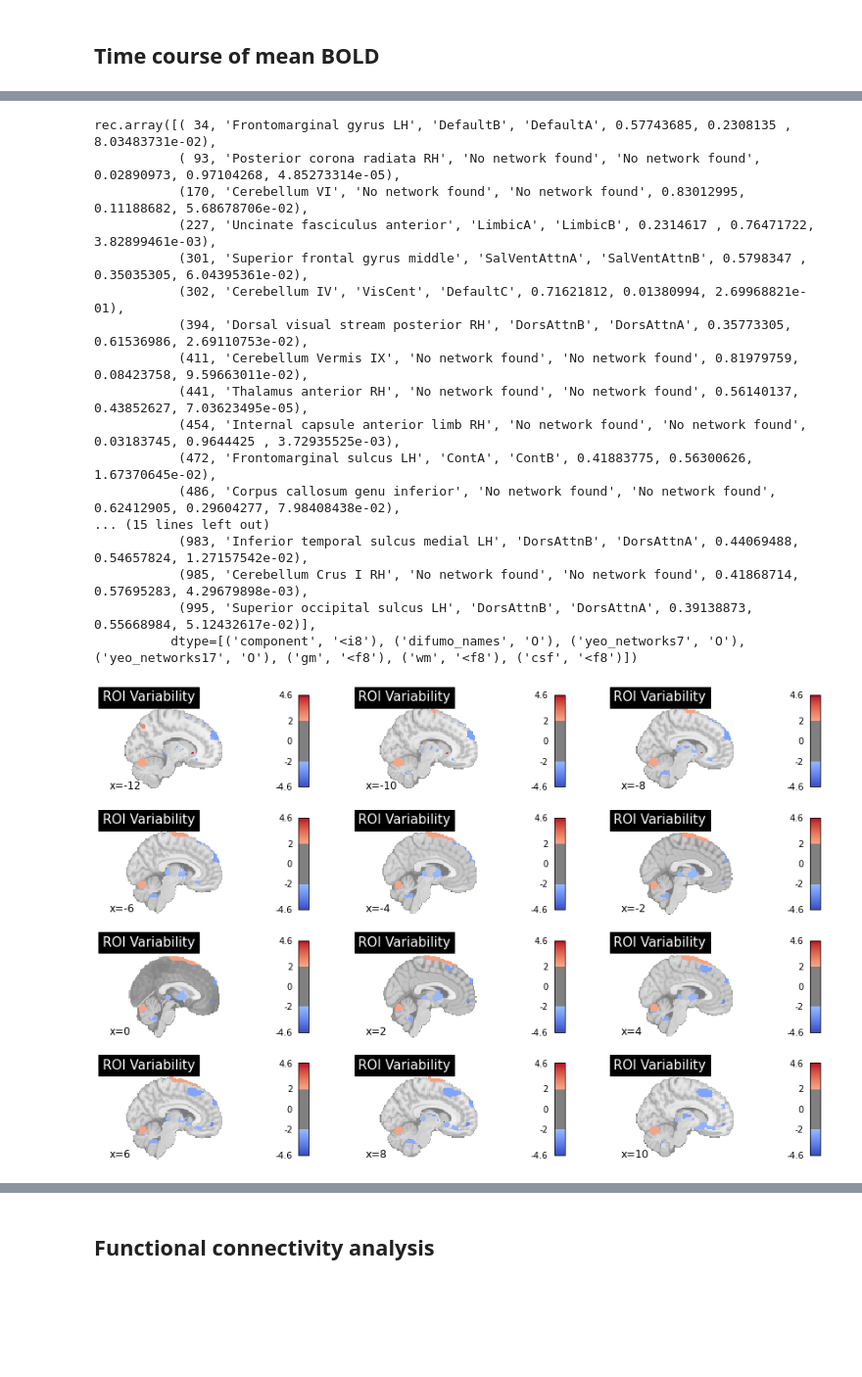
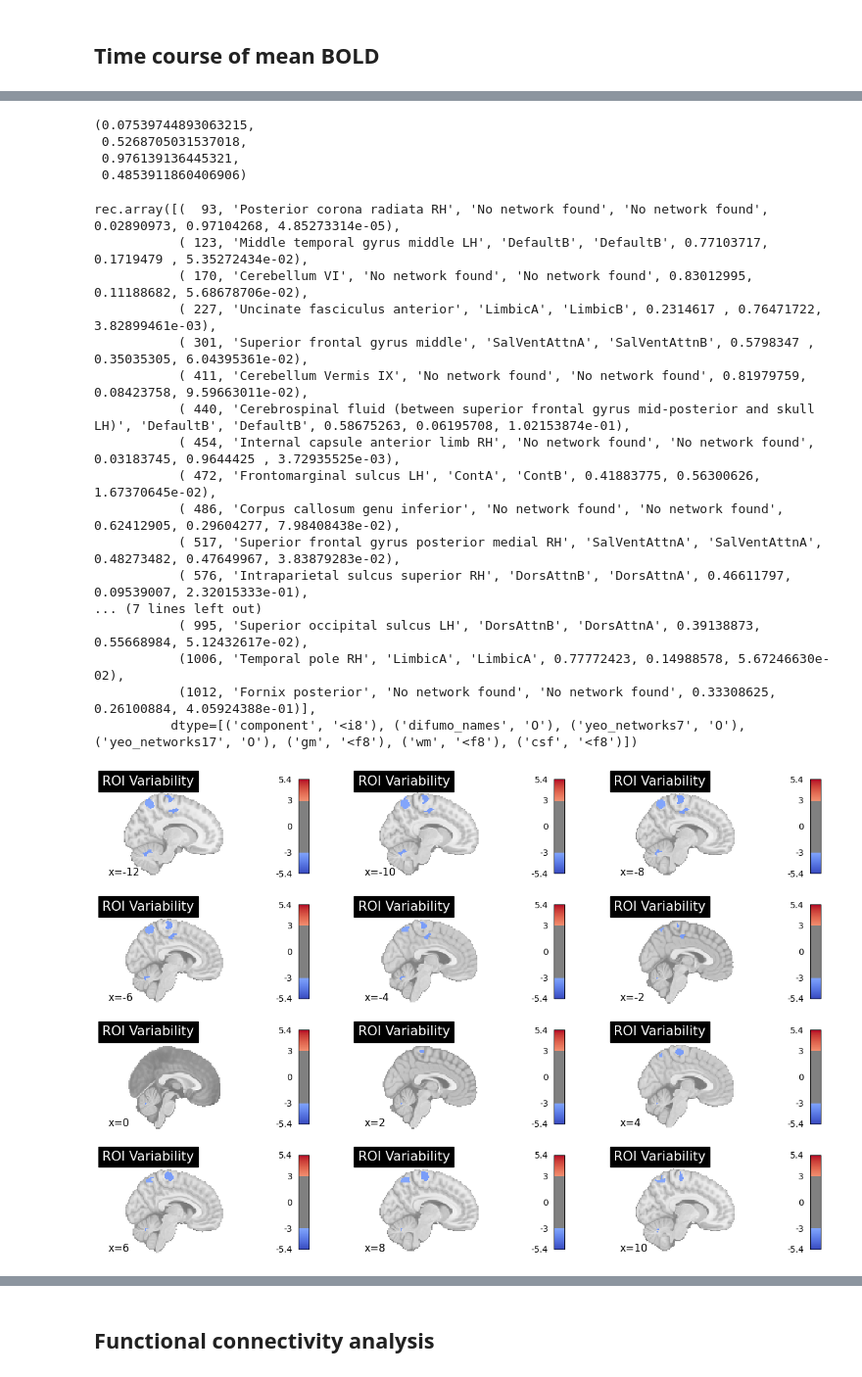
Before and after one commit to dmochow/fus, a Jupyter notebook: code/analyze_resampled_preprocessed_bold.ipynb, the cells around one changed output, grey strips where cells are left out. Shown at 98% size. Saved outputs shown, nothing was run; the diff lists cells and outputs as text; code cells hidden in the pictures; blank space fills up the shorter version.

```diff
--- a/code/analyze_resampled_preprocessed_bold.ipynb
+++ b/code/analyze_resampled_preprocessed_bold.ipynb
@@ -46,8 +46,8 @@ def load_and_prepare_data(bold_files, confounds_files, difumo_atlas):
     masker = input_data.NiftiMapsMasker(
         maps_img=difumo_atlas,
         standardize=True,
-        detrend=True,
-        low_pass=0.15,
+        detrend=False,
+        low_pass=0.1,
         high_pass=0.01,
         t_r=1.0,
         memory='nilearn_cache',  # Cache computations
@@ -67,7 +67,8 @@ def load_and_prepare_data(bold_files, confounds_files, difumo_atlas):
         # Select specific confound regressors
         selected_confounds = pd.concat([
             # Motion parameters and their derivatives/quadratic terms
-            confounds.filter(regex='^(trans|rot)_(x|y|z)($|_derivative1$|_power2$)'),
+            #confounds.filter(regex='^(trans|rot)_(x|y|z)($|_derivative1$|_power2$)'),
+            confounds.filter(regex='^(trans|rot)_(x|y|z)($|_derivative1$)'),
 
             # CompCor components
             #confounds.filter(regex='^[at]_comp_cor_\d+'),
@@ -301,3 +313,15 @@ The number of significant ROIs for sigma active vs sham post is 30
+# %%
+# correct for multiple comparisons
+pvals_fdr_mu = multipletests(pvals_mu, alpha=0.05, method='fdr_bh')[1]
+pvals_fdr_mu_post = multipletests(pvals_mu_post, alpha=0.05, method='fdr_bh')[1]
+pvals_fdr_sigma = multipletests(pvals_sigma, alpha=0.05, method='fdr_bh')[1]
+pvals_fdr_sigma_post = multipletests(pvals_sigma_post, alpha=0.05, method='fdr_bh')[1]
+np.min(pvals_fdr_mu), np.min(pvals_fdr_mu_post), np.min(pvals_fdr_sigma), np.min(pvals_fdr_sigma_post)
+# %% [output]
+(0.07539744893063215,
+ 0.5268705031537018,
+ 0.976139136445321,
+ 0.4853911860406906)
 # %%
 # load DiFuMo atlas
 difumo = datasets.fetch_atlas_difumo(dimension=1024)
@@ -305,22 +329,22 @@ labels = difumo.labels  # List of 1024 anatomical labels
 atlas_img = nib.load(difumo.maps)
 labels[rois_sig_sigma_post]
 # %% [output]
-rec.array([( 34, 'Frontomarginal gyrus LH', 'DefaultB', 'DefaultA', 0.57743685, 0.2308135 , 8.03483731e-02),
-           ( 93, 'Posterior corona radiata RH', 'No network found', 'No network found', 0.02890973, 0.97104268, 4.85273314e-05),
-           (170, 'Cerebellum VI', 'No network found', 'No network found', 0.83012995, 0.11188682, 5.68678706e-02),
-           (227, 'Uncinate fasciculus anterior', 'LimbicA', 'LimbicB', 0.2314617 , 0.76471722, 3.82899461e-03),
-           (301, 'Superior frontal gyrus middle', 'SalVentAttnA', 'SalVentAttnB', 0.5798347 , 0.35035305, 6.04395361e-02),
-           (302, 'Cerebellum IV', 'VisCent', 'DefaultC', 0.71621812, 0.01380994, 2.69968821e-01),
-           (394, 'Dorsal visual stream posterior RH', 'DorsAttnB', 'DorsAttnA', 0.35773305, 0.61536986, 2.69110753e-02),
-           (411, 'Cerebellum Vermis IX', 'No network found', 'No network found', 0.81979759, 0.08423758, 9.59663011e-02),
-           (441, 'Thalamus anterior RH', 'No network found', 'No network found', 0.56140137, 0.43852627, 7.03623495e-05),
-           (454, 'Internal capsule anterior limb RH', 'No network found', 'No network found', 0.03183745, 0.9644425 , 3.72935525e-03),
-           (472, 'Frontomarginal sulcus LH', 'ContA', 'ContB', 0.41883775, 0.56300626, 1.67370645e-02),
-           (486, 'Corpus callosum genu inferior', 'No network found', 'No network found', 0.62412905, 0.29604277, 7.98408438e-02),
-... (15 lines left out)
-           (983, 'Inferior temporal sulcus medial LH', 'DorsAttnB', 'DorsAttnA', 0.44069488, 0.54657824, 1.27157542e-02),
-           (985, 'Cerebellum Crus I RH', 'No network found', 'No network found', 0.41868714, 0.57695283, 4.29679898e-03),
-           (995, 'Superior occipital sulcus LH', 'DorsAttnB', 'DorsAttnA', 0.39138873, 0.55668984, 5.12432617e-02)],
+rec.array([(  93, 'Posterior corona radiata RH', 'No network found', 'No network found', 0.02890973, 0.97104268, 4.85273314e-05),
+           ( 123, 'Middle temporal gyrus middle LH', 'DefaultB', 'DefaultB', 0.77103717, 0.1719479 , 5.35272434e-02),
+           ( 170, 'Cerebellum VI', 'No network found', 'No network found', 0.83012995, 0.11188682, 5.68678706e-02),
+           ( 227, 'Uncinate fasciculus anterior', 'LimbicA', 'LimbicB', 0.2314617 , 0.76471722, 3.82899461e-03),
+           ( 301, 'Superior frontal gyrus middle', 'SalVentAttnA', 'SalVentAttnB', 0.5798347 , 0.35035305, 6.04395361e-02),
+           ( 411, 'Cerebellum Vermis IX', 'No network found', 'No network found', 0.81979759, 0.08423758, 9.59663011e-02),
+           ( 440, 'Cerebrospinal fluid (between superior frontal gyrus mid-posterior and skull LH)', 'DefaultB', 'DefaultB', 0.58675263, 0.06195708, 1.02153874e-01),
+           ( 454, 'Internal capsule anterior limb RH', 'No network found', 'No network found', 0.03183745, 0.9644425 , 3.72935525e-03),
+           ( 472, 'Frontomarginal sulcus LH', 'ContA', 'ContB', 0.41883775, 0.56300626, 1.67370645e-02),
+           ( 486, 'Corpus callosum genu inferior', 'No network found', 'No network found', 0.62412905, 0.29604277, 7.98408438e-02),
+           ( 517, 'Superior frontal gyrus posterior medial RH', 'SalVentAttnA', 'SalVentAttnA', 0.48273482, 0.47649967, 3.83879283e-02),
+           ( 576, 'Intraparietal sulcus superior RH', 'DorsAttnB', 'DorsAttnA', 0.46611797, 0.09539007, 2.32015333e-01),
+... (7 lines left out)
+           ( 995, 'Superior occipital sulcus LH', 'DorsAttnB', 'DorsAttnA', 0.39138873, 0.55668984, 5.12432617e-02),
+           (1006, 'Temporal pole RH', 'LimbicA', 'LimbicA', 0.77772423, 0.14988578, 5.67246630e-02),
+           (1012, 'Fornix posterior', 'No network found', 'No network found', 0.33308625, 0.26100884, 4.05924388e-01)],
           dtype=[('component', '<i8'), ('difumo_names', 'O'), ('yeo_networks7', 'O'), ('yeo_networks17', 'O'), ('gm', '<f8'), ('wm', '<f8'), ('csf', '<f8')])
 # %%
 # Create volume with variability values
@@ -328,10 +352,10 @@ rec.array([( 34, 'Frontomarginal gyrus LH', 'DefaultB', 'DefaultA', 0.57743685,
 variability_map = np.zeros(atlas_img.shape[:-1])
 for roi_idx in range(1024):
     roi_mask = (atlas_img.get_fdata()[:,:,:,roi_idx] > 0)
-    #variability_map[roi_mask] = t_stats_mu[roi_idx]
+    variability_map[roi_mask] = t_stats_mu[roi_idx]
     #variability_map[roi_mask] = t_stats_mu_post[roi_idx]
     #variability_map[roi_mask] = t_stats_sigma[roi_idx]
-    variability_map[roi_mask] = t_stats_sigma_post[roi_idx]
+    #variability_map[roi_mask] = t_stats_sigma_post[roi_idx]
     #variability_map[roi_mask] = pvals_sigma_post[roi_idx] < 0.01
 
 # Create and save NIfTI
@@ -339,23 +363,23 @@ variability_nii = nib.Nifti1Image(variability_map, atlas_img.affine)
 # %%
 fig, ax = plt.subplots(4,3, figsize=(15,10))
 
 # Plot
 for i, x in enumerate(range(-12, 12, 2)):
 
     # convert i to a row column index
     row = i // 3
     col = i % 3
 
     plotting.plot_stat_map(variability_nii,
                           title='ROI Variability',
                           colorbar=True,
                           display_mode='x',
                           cut_coords=range(x, x+1, 2),
                           cmap = 'coolwarm',
-                          threshold=2.,
+                          threshold=3.,
                            figure=fig, axes=ax[row,col])
 # %% [output]
-[figure, old version]
+[figure, new version]
 # %%
 difumo = datasets.fetch_atlas_difumo(dimension=1024)
 labels = difumo.labels  # List of 1024 anatomical labels
```
Also changed, not shown: parts of 27 cells of this notebook.
